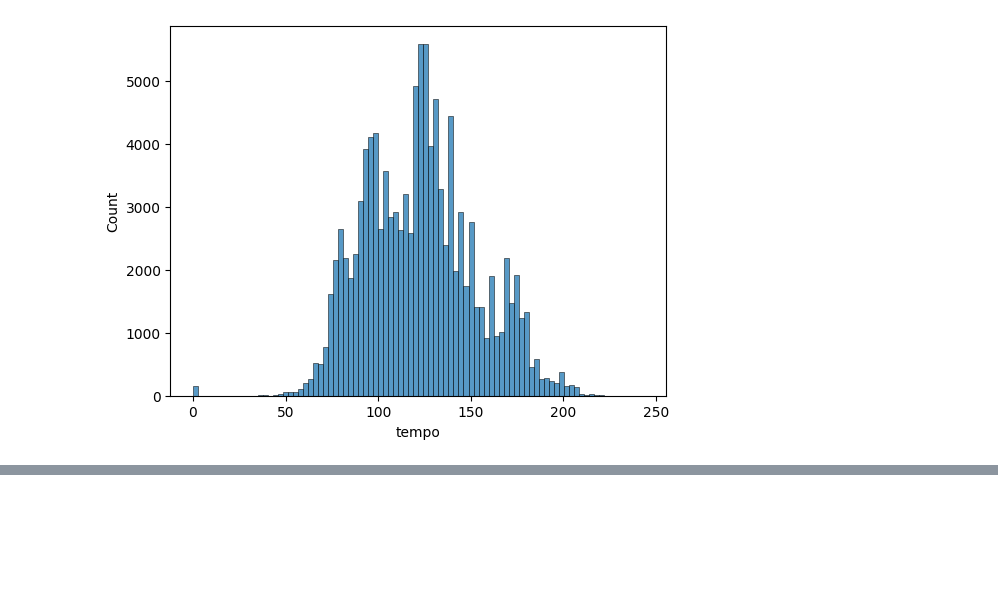
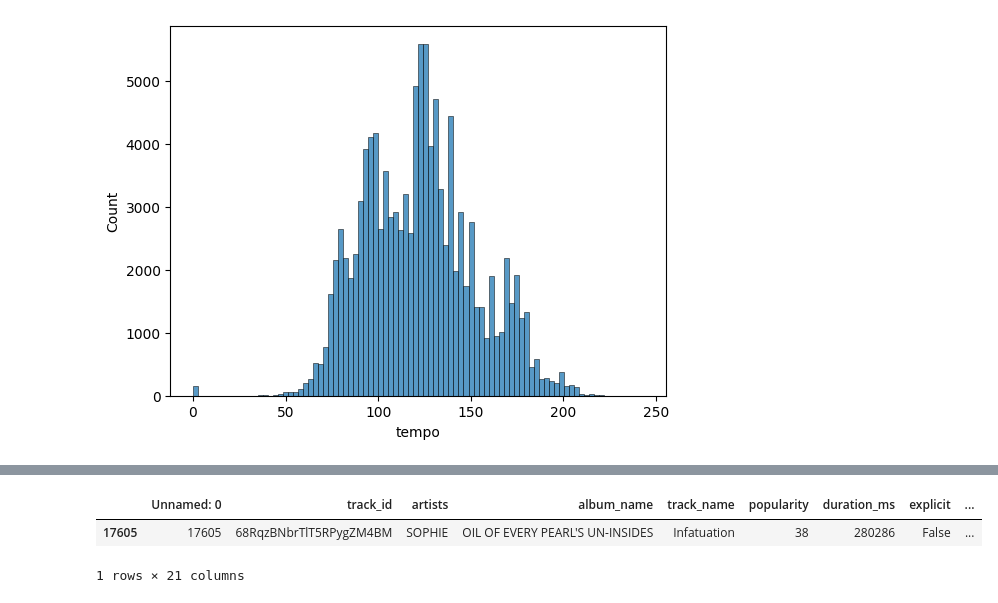
Before and after one commit to MonishaG36912/Spotify-Recommendation-System, a Jupyter notebook: Spotify_contentBased.ipynb, the cells around one changed output, grey strips where cells are left out. Saved outputs shown, nothing was run; the diff lists cells and outputs as text; code cells hidden in the pictures; blank space fills up the shorter version.

```diff
--- a/Spotify_contentBased.ipynb
+++ b/Spotify_contentBased.ipynb
@@ -105,0 +232,6 @@ NameError: name 'df' is not defined
+# %%
+df[df['track_name'] == 'Infatuation']
+# %% [output]
+|  | Unnamed: 0 | track_id | artists | album_name | track_name | popularity | duration_ms | explicit | ... |
+| 17605 | 17605 | 68RqzBNbrTlT5RPygZM4BM | SOPHIE | OIL OF EVERY PEARL'S UN-INSIDES | Infatuation | 38 | 280286 | False | ... |
+1 rows × 21 columns
```
Also changed, not shown: parts of 9 cells of this notebook, 4 other files.
